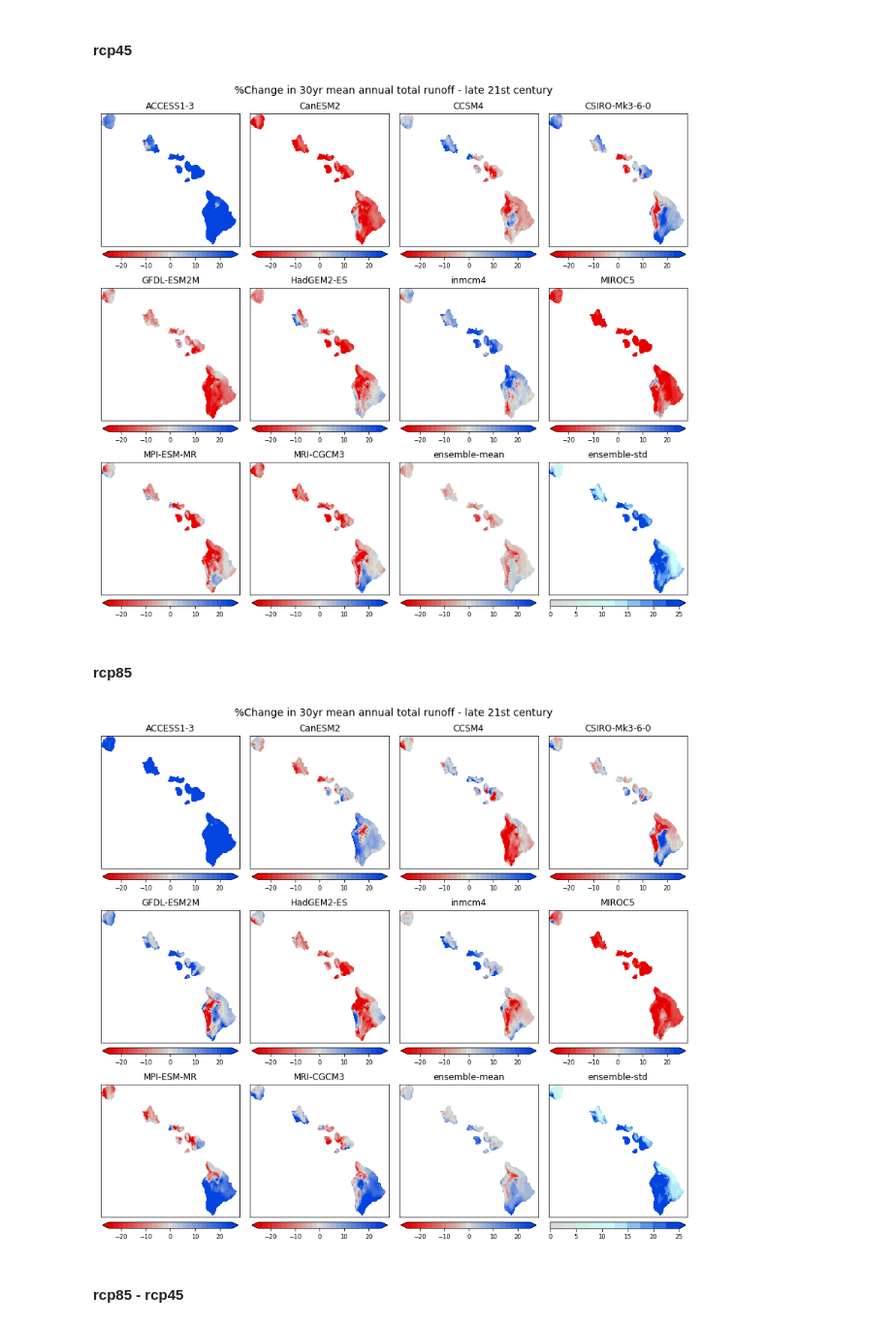
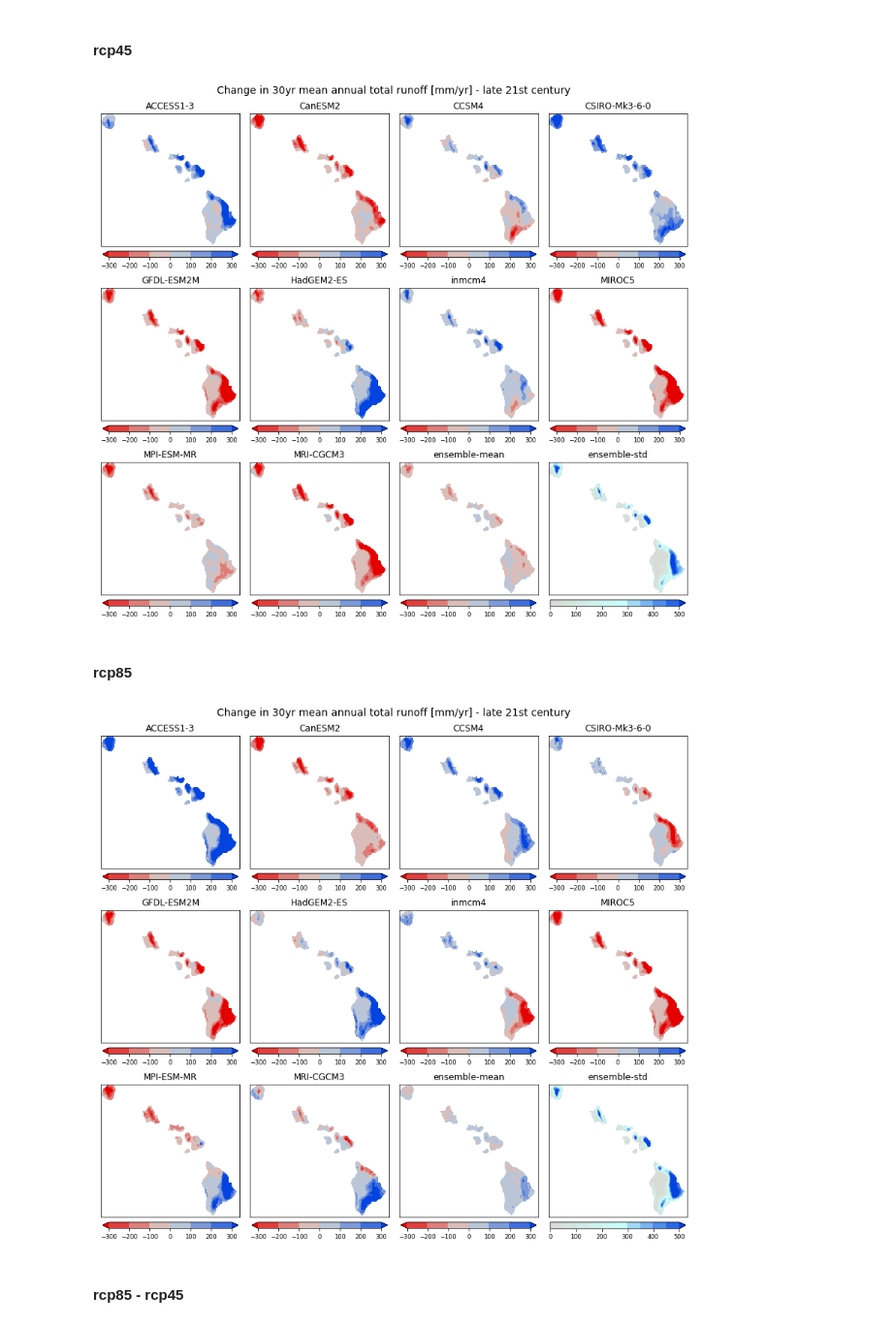
Before and after one commit to nmizukami/cmip5_oconus_analysis, a Jupyter notebook: notebooks/NB-HI4_plot_map_climate_change.ipynb, the cells around one changed output. Shown: that part at 97% size. Cells and saved outputs as stored; diff of their text form; code cells hidden in the pictures.

```diff
--- a/notebooks/NB-HI4_plot_map_climate_change.ipynb
+++ b/notebooks/NB-HI4_plot_map_climate_change.ipynb
@@ -270,12 +269,13 @@ if figSave:
 # %%
 var="PRCP"
 
-cm = {'mean': custom_div_cmap(numcolors=25, mincol='xkcd:red', midcol='xkcd:light grey', maxcol='xkcd:blue'),
-      'std' : custom_div_cmap(numcolors=10, mincol='xkcd:light grey', midcol='xkcd:light light blue', maxcol='xkcd:blue')}
+cm = {'mean': custom_div_cmap(numcolors=255, mincol='xkcd:red', midcol='xkcd:light grey', maxcol='xkcd:blue'),
+      'std' : custom_div_cmap(numcolors=255, mincol='xkcd:light grey', midcol='xkcd:light light blue', maxcol='xkcd:blue')}
 
 style_kwargs =  {'add_labels': False, 'xticks':[], 'yticks':[], 'cbar_kwargs': dict(orientation="horizontal", shrink=0.975, pad=0.03)}
-kwargs = {'mean': {'vmin':-20, 'vmax':20, 'cmap':cm['mean'], 'extend':'both', **style_kwargs},
-          'std':  {'vmin':0,   'vmax':25, 'cmap':cm['std'],  'extend':'max',  **style_kwargs}}
+
+kwargs = {'mean': {'levels': 7, 'vmin':-300, 'vmax':300, 'cmap':cm['mean'], 'extend':'both', **style_kwargs},
+          'std':  {'levels': 11, 'vmin':0,   'vmax':500, 'cmap':cm['std'],  'extend':'max',  **style_kwargs}}
 
 fig, axes = plt.subplots(nrows=3, ncols=4, sharex=True, sharey=True, figsize=(11.375, 10.5))  # used to be figsize=(14,11)
 plt.subplots_adjust(left=0.0125, bottom=0.0125, right=0.99, top=0.935, hspace=0.075, wspace=0.075)
@@ -291,8 +291,8 @@ for ix, gcm in enumerate(gcms+['ensemble-mean','ensemble-std']):
         diff_rcp_hydro_30yr_change['late'].std(dim='gcm')[var].plot.pcolormesh(ax=axes[row, col], **kwargs['std'])
     axes[row, col].set_title(gcm, fontsize=14)
 
-fig.suptitle('RCP85 vs RCP 45: %Change in 30yr mean annual precipitation - late 21st century', fontsize=14, y=0.985)
+fig.suptitle('RCP85 vs RCP 45: Change in 30yr mean annual precipitation [mm/yr] - late 21st century', fontsize=14, y=0.985)
 
 if figSave:
-    plt.savefig(f'NB-HI4_Fig5_annual_mean_pchange_late_{var}_rcp_diff.png', dpi=300)
+    plt.savefig(f'NB-HI4-1_Fig5_annual_mean_change_late_{var}_rcp_diff.png', dpi=300)
 # %% [output]
@@ -305,14 +305,13 @@ if figSave:
 # %%
 var="total_runoff"
 
-cm = {'mean': custom_div_cmap(numcolors=25, mincol='xkcd:red', midcol='xkcd:light grey', maxcol='xkcd:blue'),
-      'std' : custom_div_cmap(numcolors=10, mincol='xkcd:light grey', midcol='xkcd:light light blue', maxcol='xkcd:blue')}
-
-norm2 = MidpointNormalize(vmin=-25, vmax=25, midpoint=0)
+cm = {'mean': custom_div_cmap(numcolors=255, mincol='xkcd:red', midcol='xkcd:light grey', maxcol='xkcd:blue'),
+      'std' : custom_div_cmap(numcolors=255, mincol='xkcd:light grey', midcol='xkcd:light light blue', maxcol='xkcd:blue')}
 
 style_kwargs =  {'add_labels': False, 'xticks':[], 'yticks':[], 'cbar_kwargs': dict(orientation="horizontal", shrink=0.975, pad=0.03)}
-kwargs = {'mean': {'norm':norm2, 'cmap':cm['mean'], 'extend':'both', **style_kwargs},
-          'std':  {'vmin':0,    'vmax':25, 'cmap':cm['std'],  'extend':'max',  **style_kwargs}}
+
+kwargs = {'mean': {'levels': 7, 'vmin':-300, 'vmax':300, 'cmap':cm['mean'], 'extend':'both', **style_kwargs},
+          'std':  {'levels': 11, 'vmin':0,    'vmax':500, 'cmap':cm['std'],  'extend':'max',  **style_kwargs}}
 
 fig, axes = plt.subplots(nrows=3, ncols=4, sharex=True, sharey=True, figsize=(11.375, 10.5)) # used to be figsize=(14,11)
 plt.subplots_adjust(left=0.0125, bottom=0.0125, right=0.99, top=0.935, hspace=0.075, wspace=0.075)
@@ -328,46 +327,45 @@ for ix, gcm in enumerate(gcms+['ensemble-mean','ensemble-std']):
         rcp45_hydro_30yr_diff['late'].std(dim='gcm')[var].plot.pcolormesh(ax=axes[row, col], **kwargs['std'])
     axes[row, col].set_title(gcm, fontsize=12)
 
-fig.suptitle('%Change in 30yr mean annual total runoff - late 21st century', fontsize=14, y=0.985)
+fig.suptitle('Change in 30yr mean annual total runoff [mm/yr] - late 21st century', fontsize=14, y=0.985)
 
 if figSave:
-    plt.savefig(f'NB-HI4_Fig6_annual_mean_pchange_late_{var}_rcp45.png', dpi=300)
+    plt.savefig(f'NB-HI4-1_Fig6_annual_mean_change_late_{var}_rcp45.png', dpi=300)
 # %% [output]
-[figure, old version]
+[figure, new version]
 # %% [markdown]
 #### rcp85
 # %%
 var="total_runoff"
 
-cm = {'mean': custom_div_cmap(numcolors=25, mincol='xkcd:red', midcol='xkcd:light grey', maxcol='xkcd:blue'),
-      'std' : custom_div_cmap(numcolors=10, mincol='xkcd:light grey', midcol='xkcd:light light blue', maxcol='xkcd:blue')}
-
-norm = MidpointNormalize(vmin=-25, vmax=25, midpoint=0)
+cm = {'mean': custom_div_cmap(numcolors=255, mincol='xkcd:red', midcol='xkcd:light grey', maxcol='xkcd:blue'),
+      'std' : custom_div_cmap(numcolors=255, mincol='xkcd:light grey', midcol='xkcd:light light blue', maxcol='xkcd:blue')}
 
 style_kwargs =  {'add_labels': False, 'xticks':[], 'yticks':[], 'cbar_kwargs': dict(orientation="horizontal", shrink=0.975, pad=0.03)}
-kwargs = {'mean': {'norm':norm, 'cmap':cm['mean'], 'extend':'both', **style_kwargs},
-          'std':  {'vmin':0,    'vmax':25, 'cmap':cm['std'],  'extend':'max',  **style_kwargs}}
+
+kwargs = {'mean': {'levels': 7, 'vmin':-300, 'vmax':300, 'cmap':cm['mean'], 'extend':'both', **style_kwargs},
+          'std':  {'levels': 11, 'vmin':0,    'vmax':500, 'cmap':cm['std'],  'extend':'max',  **style_kwargs}}
 
 fig, axes = plt.subplots(nrows=3, ncols=4, sharex=True, sharey=True, figsize=(11.375, 10.5))  # used to be figsize=(14,11)
 plt.subplots_adjust(left=0.0125, bottom=0.0125, right=0.99, top=0.935, hspace=0.075, wspace=0.075)
 
 for ix, gcm in enumerate(gcms+['ensemble-mean','ensemble-std']):
     row = ix // 4
     col = ix % 4
     if ix < 10:
         rcp85_hydro_30yr_diff['late'][var].sel(gcm=gcm).plot.pcolormesh(ax=axes[row, col], **kwargs['mean'])
     elif ix == 10:
         rcp85_hydro_30yr_diff['late'].mean(dim='gcm')[var].plot.pcolormesh(ax=axes[row, col], **kwargs['mean'])
     elif ix == 11:
         rcp85_hydro_30yr_diff['late'].std(dim='gcm')[var].plot.pcolormesh(ax=axes[row, col], **kwargs['std'])
     axes[row, col].set_title(gcm, fontsize=12)
 
-fig.suptitle('%Change in 30yr mean annual total runoff - late 21st century', fontsize=14, y=0.985)
+fig.suptitle('Change in 30yr mean annual total runoff [mm/yr] - late 21st century', fontsize=14, y=0.985)
 
 if figSave:
-    plt.savefig(f'NB-HI4_Fig7_annual_mean_pchange_late_{var}_rcp85.png', dpi=300)
+    plt.savefig(f'NB-HI4-1_Fig7_annual_mean_change_late_{var}_rcp85.png', dpi=300)
 # %% [output]
-[figure, old version]
+[figure, new version]
 # %% [markdown]
 #### rcp85 - rcp45
 # %%
```
Also changed, not shown: parts of 19 cells of this notebook, 2 other files.
